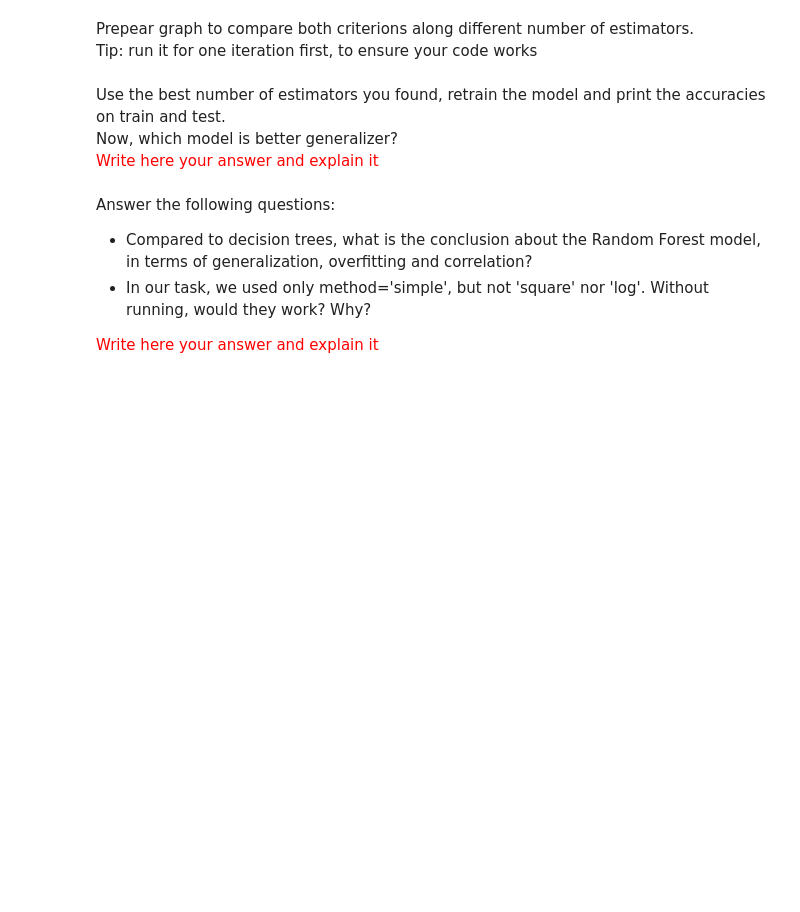
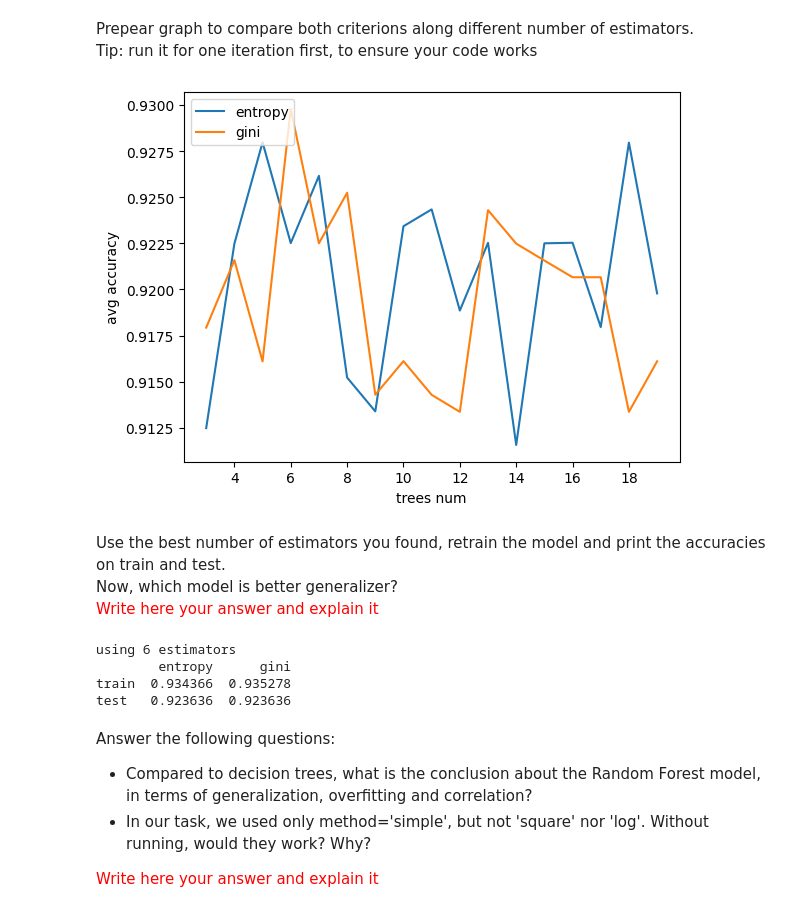
Before and after one commit to ordinary813/ordinaryLib, a Jupyter notebook: Machine learning/HW3/HW3.ipynb, the cells around one changed output. Drawn from its saved outputs; the diff is of its cells as text; code cells hidden in the pictures; blank space fills up the shorter version.

```diff
--- a/Machine learning/HW3/HW3.ipynb
+++ b/Machine learning/HW3/HW3.ipynb
@@ -320,6 +320,7 @@ class RandomForest:
 		self.n_estimators = n_estimators
 		self.method = method
 
+    # this method selects a random n feature subset of the data and returns it
 	def select_features(self, data):
 		np.random.seed(40+len(self.forest))
 
@@ -330,12 +331,16 @@ class RandomForest:
 		else:
 			m = np.random.randint(0, len(data.columns))
 
+        # select random m features for current classifier
 		incidies = np.random.choice(np.arange(0, len(data.columns)-1), size=m, replace=False)
 		features = list(data.columns[incidies])
+
+        # returns the data only with the selected m features, and their class
 		return data[features + ['class']]
 
+	# returns row indices of |selected features| to account
 	def sample_data(self, data):
-		indices = np.random.choice(np.arange(0, len(data.columns)-1), size=len(data.columns)-1, replace=False)
+		indices = np.random.choice(np.arange(0, len(data)-1), size=len(data)-1)
 		return indices
 
 	def fit(self, data):
@@ -355,6 +360,7 @@ class RandomForest:
 			tree.fit(features)
 			self.forest.append(tree)
 
+
 	def _predict(self, X):
 		# Predict the labels for new data points
 		predictions = []
@@ -404,7 +410,10 @@ def KFold2(data, model, cv=5):
   scores = []
 
   for train_index, test_index in kf.split(data):
-    # Implement here
+    train_data, test_data = data.iloc[train_index], data.iloc[test_index]
+    model.fit(train_data)
+    score = model.score(test_data)
+    scores.append(score)
 
   return np.mean(scores)
 # %% [markdown]
@@ -413,26 +422,34 @@ Tip: run it for one iteration first, to ensure your code works
 # %%
 correct_entropy = []
 correct_gini = []
 
-for i in tqdm(range(3,13,2)):
+# I made the range a variable for ease of use
+myRange = range(3,20,1)
+
+for i in tqdm(myRange):
 	forest = RandomForest(n_estimators=i, method='simple', criterion='gini')
 	correct_gini.append(KFold2(data=train, model=forest, cv=5))
 	forest = RandomForest(n_estimators=i, method='simple', criterion='entropy')
 	correct_entropy.append(KFold2(data=train, model=forest, cv=5))
 
-plt.plot(range(3,13,2), np.array(correct_entropy), label='entropy')
-plt.plot(range(3,13,2), np.array(correct_gini), label='gini')
+plt.plot(myRange, np.array(correct_entropy), label='entropy')
+plt.plot(myRange, np.array(correct_gini), label='gini')
 
 plt.legend(loc='upper left')
 plt.xlabel('trees num')
 plt.ylabel('avg accuracy')
 plt.show()
+# %% [output]
+[figure, added]
 # %% [markdown]
 Use the best number of estimators you found, retrain the model and print the accuracies on train and test. <br/>
 Now, which model is better generalizer? <br/>
 <font color='red'>Write here your answer and explain it</font>
 # %%
 dict1 = {'entropy': [], 'gini': []}
+
+# best_n = int(np.max(correct_entropy))
+best_n = 6
 
 criterions = ['entropy', 'gini']
 for crt in criterions:
@@ -448,6 +465,11 @@ for crt in criterions:
 print(f'using {best_n} estimators')
 df = pd.DataFrame(dict1, columns=criterions, index=['train', 'test'])
 print(df)
+# %% [output]
+using 6 estimators
+        entropy      gini
+train  0.934366  0.935278
+test   0.923636  0.923636
 # %% [markdown]
 Answer the following questions:
 - Compared to decision trees, what is the conclusion about the Random Forest model, in terms of generalization, overfitting and correlation?
```
Also changed, not shown: parts of 1 cell of this notebook, 3 other files.
